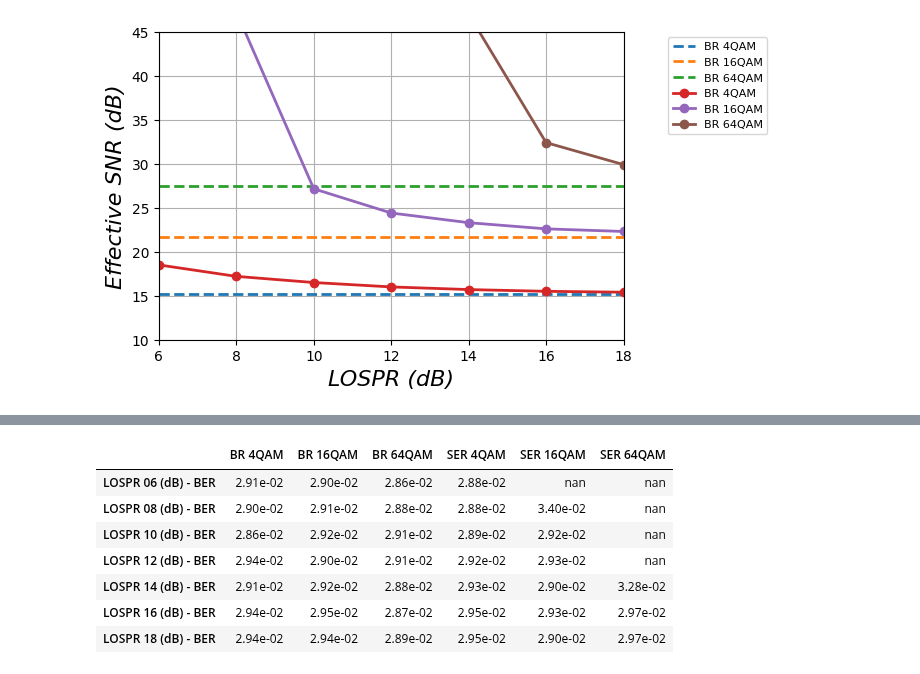
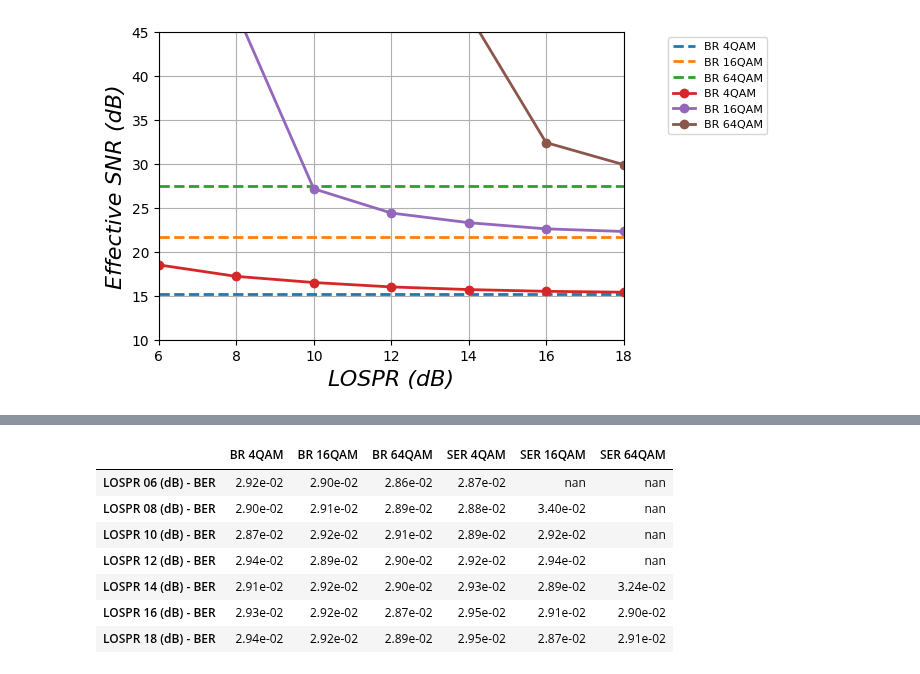
Before and after one commit to jfelipeslg/TCC_Single-Ended-Receiver, a Jupyter notebook: analysis_SER/Fig3B_RequiredOSNRvsLOSPR/Plot_Example_Fig3B.ipynb, the cells around one changed output, grey strips where cells are left out. Saved outputs shown, nothing was run; the diff lists cells and outputs as text; code cells hidden in the pictures.

Commit message:
Atualização Plot_Example_Fig3B.ipynb: substituição das tabelas da BER dos modos 0 e 1 pela tabela da BER média

```diff
--- a/analysis_SER/Fig3B_RequiredOSNRvsLOSPR/Plot_Example_Fig3B.ipynb
+++ b/analysis_SER/Fig3B_RequiredOSNRvsLOSPR/Plot_Example_Fig3B.ipynb
@@ -19,7 +19,7 @@ list_OSNR_SER = [[],[],[]]
 idx_Recpt = 'BR'
 for idx, idx_M in enumerate(list_M):
     for idx_LOSPR in list_LOSPR:
-        nameFile = f'fig3B_{idx_Recpt}_{idx_M}QAM_LOSPR-{idx_LOSPR}dB.pkl'
+        nameFile = f'./arquivoPickle//fig3B_{idx_Recpt}_{idx_M}QAM_LOSPR-{idx_LOSPR}dB.pkl'
         with open(nameFile, 'rb') as arquivo:
             data = pickle.load(arquivo)
 
@@ -36,7 +36,7 @@ list_LOSPR_new = [ [value for value in range(6,20,2)], [value for value in range
 idx_Recpt = 'SER'
 for idx, idx_M in enumerate(list_M):
     for idx_LOSPR in list_LOSPR_new[idx]:
-        nameFile = f'fig3B_{idx_Recpt}_{idx_M}QAM_LOSPR-{idx_LOSPR}dB.pkl'
+        nameFile = f'.//arquivoPickle//fig3B_{idx_Recpt}_{idx_M}QAM_LOSPR-{idx_LOSPR}dB.pkl'
         with open(nameFile, 'rb') as arquivo:
             data = pickle.load(arquivo)
 
@@ -111,17 +94,30 @@ dataBER.style.format("{:.2e}").applymap(lambda x: None if (x<3e-2) else "Backgro
-# %%
-# BER das amostras - Mode 1
-columns_ = ['LOSPR 06 (dB) - BER', 'LOSPR 08 (dB) - BER', 'LOSPR 10 (dB) - BER', 'LOSPR 12 (dB) - BER',
-            'LOSPR 14 (dB) - BER', 'LOSPR 16 (dB) - BER', 'LOSPR 18 (dB) - BER']
-index_ = ['BR 4QAM', 'BR 16QAM', 'BR 64QAM', 'SER 4QAM', 'SER 16QAM', 'SER 64QAM']
-results = list_BER_BR[1] + list_BER_SER[1]
-dataBER = pd.DataFrame(results, index=index_, columns=columns_).T
-dataBER.style.format("{:.2e}").applymap(lambda x: None if (x<3e-2) else "Background-color: Red")
-# %% [output]
-|  | BR 4QAM | BR 16QAM | BR 64QAM | SER 4QAM | SER 16QAM | SER 64QAM |
-| LOSPR 06 (dB) - BER | 2.91e-02 | 2.90e-02 | 2.86e-02 | 2.88e-02 | nan | nan |
-| LOSPR 08 (dB) - BER | 2.90e-02 | 2.91e-02 | 2.88e-02 | 2.88e-02 | 3.40e-02 | nan |
-| LOSPR 10 (dB) - BER | 2.86e-02 | 2.92e-02 | 2.91e-02 | 2.89e-02 | 2.92e-02 | nan |
-| LOSPR 12 (dB) - BER | 2.94e-02 | 2.90e-02 | 2.91e-02 | 2.92e-02 | 2.93e-02 | nan |
-| LOSPR 14 (dB) - BER | 2.91e-02 | 2.92e-02 | 2.88e-02 | 2.93e-02 | 2.90e-02 | 3.28e-02 |
-| LOSPR 16 (dB) - BER | 2.94e-02 | 2.95e-02 | 2.87e-02 | 2.95e-02 | 2.93e-02 | 2.97e-02 |
-| LOSPR 18 (dB) - BER | 2.94e-02 | 2.94e-02 | 2.89e-02 | 2.95e-02 | 2.90e-02 | 2.97e-02 |
+# %%
+list_BER_BR_media = [[], [], []]
+for idx_QAM in range(0, len(list_BER_BR[0])):
+    for mode0, mode1 in zip( list_BER_BR[0][idx_QAM], list_BER_BR[1][idx_QAM]):
+        media = (mode0 + mode1) / 2
+        list_BER_BR_media[idx_QAM].append(media)
+
+list_BER_SER_media = [[], [], []]
+for idx_QAM in range(0, len(list_BER_SER[0])):
+    for mode0, mode1 in zip( list_BER_SER[0][idx_QAM], list_BER_SER[1][idx_QAM]):
+        media = (mode0 + mode1) / 2
+        list_BER_SER_media[idx_QAM].append(media)
+# %%
+# BER média das amostras
+columns_ = ['LOSPR 06 (dB) - BER', 'LOSPR 08 (dB) - BER', 'LOSPR 10 (dB) - BER', 'LOSPR 12 (dB) - BER',
+            'LOSPR 14 (dB) - BER', 'LOSPR 16 (dB) - BER', 'LOSPR 18 (dB) - BER']
+index_ = ['BR 4QAM', 'BR 16QAM', 'BR 64QAM', 'SER 4QAM', 'SER 16QAM', 'SER 64QAM']
+results = list_BER_BR_media + list_BER_SER_media
+dataBER = pd.DataFrame(results, index=index_, columns=columns_).T
+dataBER.style.format("{:.2e}")\
+             .applymap(lambda x: None if (x<3e-2) else "Background-color: Red")
+# %% [output]
+|  | BR 4QAM | BR 16QAM | BR 64QAM | SER 4QAM | SER 16QAM | SER 64QAM |
+| LOSPR 06 (dB) - BER | 2.92e-02 | 2.90e-02 | 2.86e-02 | 2.87e-02 | nan | nan |
+| LOSPR 08 (dB) - BER | 2.90e-02 | 2.91e-02 | 2.89e-02 | 2.88e-02 | 3.40e-02 | nan |
+| LOSPR 10 (dB) - BER | 2.87e-02 | 2.92e-02 | 2.91e-02 | 2.89e-02 | 2.92e-02 | nan |
+| LOSPR 12 (dB) - BER | 2.94e-02 | 2.89e-02 | 2.90e-02 | 2.92e-02 | 2.94e-02 | nan |
+| LOSPR 14 (dB) - BER | 2.91e-02 | 2.92e-02 | 2.90e-02 | 2.93e-02 | 2.89e-02 | 3.24e-02 |
+| LOSPR 16 (dB) - BER | 2.93e-02 | 2.92e-02 | 2.87e-02 | 2.95e-02 | 2.91e-02 | 2.90e-02 |
+| LOSPR 18 (dB) - BER | 2.94e-02 | 2.92e-02 | 2.89e-02 | 2.95e-02 | 2.87e-02 | 2.91e-02 |
```
Also changed, not shown: parts of 1 cell of this notebook.
